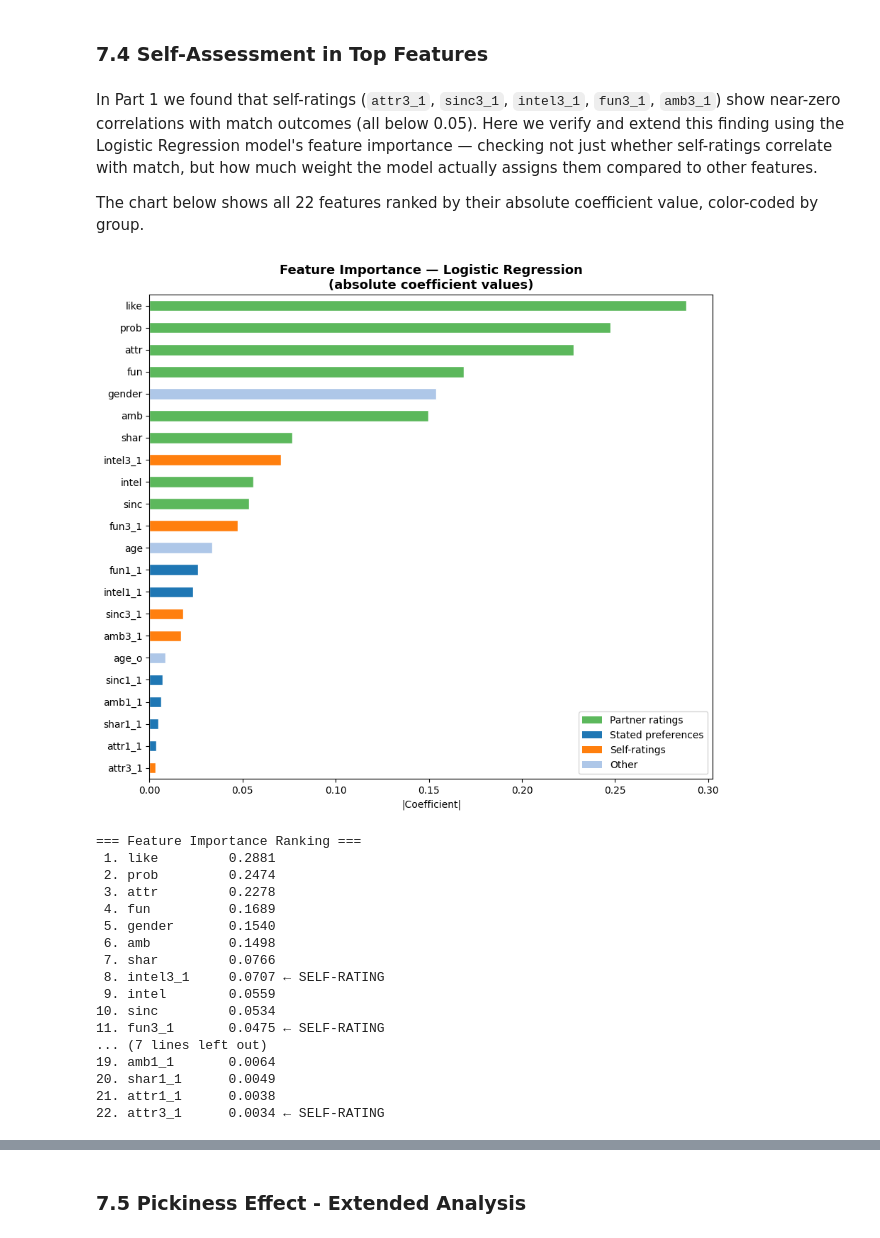
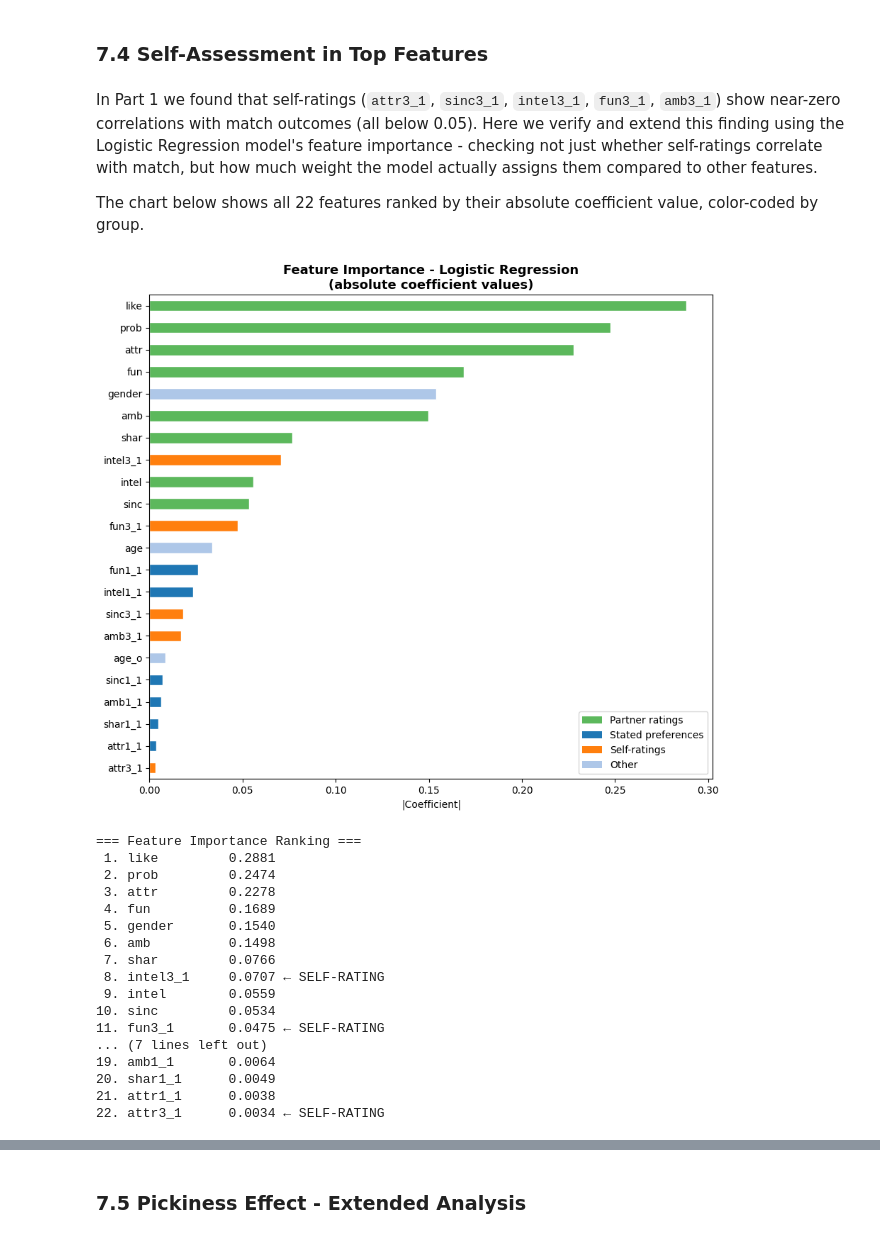
Before and after one commit to rszgosz/Data-Mining, a Jupyter notebook: speed_dating_part2.ipynb, the cells around one changed output, grey strips where cells are left out. Saved outputs shown, nothing was run; the diff lists cells and outputs as text; code cells hidden in the pictures.

```diff
--- a/speed_dating_part2.ipynb
+++ b/speed_dating_part2.ipynb
@@ -989,7 +989,7 @@ consistent across both the exploratory and modeling phases.
 In Part 1 we found that self-ratings (`attr3_1`, `sinc3_1`, `intel3_1`, `fun3_1`,
 `amb3_1`) show near-zero correlations with match outcomes (all below 0.05). Here
 we verify and extend this finding using the Logistic Regression model's feature
-importance — checking not just whether self-ratings correlate with match, but how
+importance - checking not just whether self-ratings correlate with match, but how
 much weight the model actually assigns them compared to other features.
 
 The chart below shows all 22 features ranked by their absolute coefficient value,
@@ -1009,35 +1009,35 @@ for col in feature_cols:
     elif col.endswith('3_1'):
         color_map[col] = '#ff7f0e'
     else:
         color_map[col] = '#aec7e8'
 
 colors = [color_map[c] for c in coef.index]
 
 fig, ax = plt.subplots(figsize=(9, 8))
 coef.plot(kind='barh', ax=ax, color=colors, edgecolor='white')
-ax.set_title('Feature Importance — Logistic Regression\n(absolute coefficient values)',
+ax.set_title('Feature Importance - Logistic Regression\n(absolute coefficient values)',
              fontsize=13, fontweight='bold')
 ax.set_xlabel('|Coefficient|')
 
 legend_elements = [
     Patch(facecolor='#5cb85c', label='Partner ratings'),
     Patch(facecolor='#1f77b4', label='Stated preferences'),
     Patch(facecolor='#ff7f0e', label='Self-ratings'),
     Patch(facecolor='#aec7e8', label='Other'),
 ]
 ax.legend(handles=legend_elements, loc='lower right')
 plt.tight_layout()
 plt.savefig('plot_feature_importance.png', bbox_inches='tight')
 plt.show()
 
 # Ranking z oznaczeniem self-ratings
 print("=== Feature Importance Ranking ===")
 coef_sorted = coef.sort_values(ascending=False)
 for i, (col, val) in enumerate(coef_sorted.items()):
     tag = " ← SELF-RATING" if col in self_cols else ""
     print(f"{i+1:2d}. {col:<12} {val:.4f}{tag}")
 # %% [output]
-[figure, old version]
+[figure, new version]
 === Feature Importance Ranking ===
  1. like         0.2881
  2. prob         0.2474
```
Also changed, not shown: parts of 34 cells of this notebook, 3 other files.
